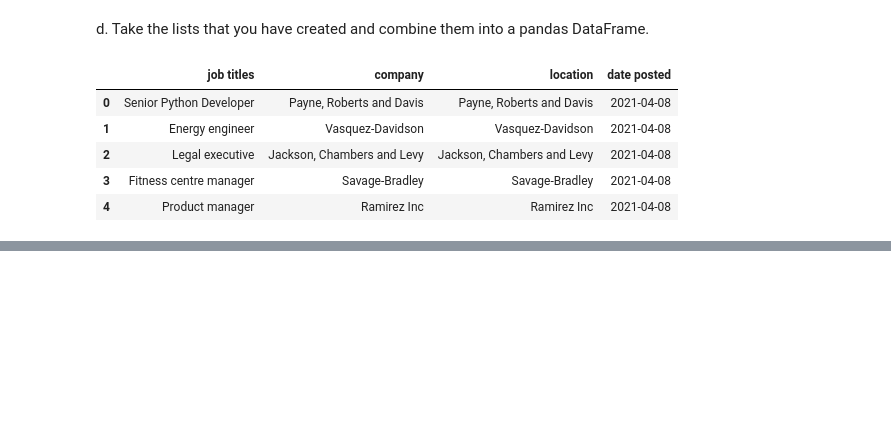
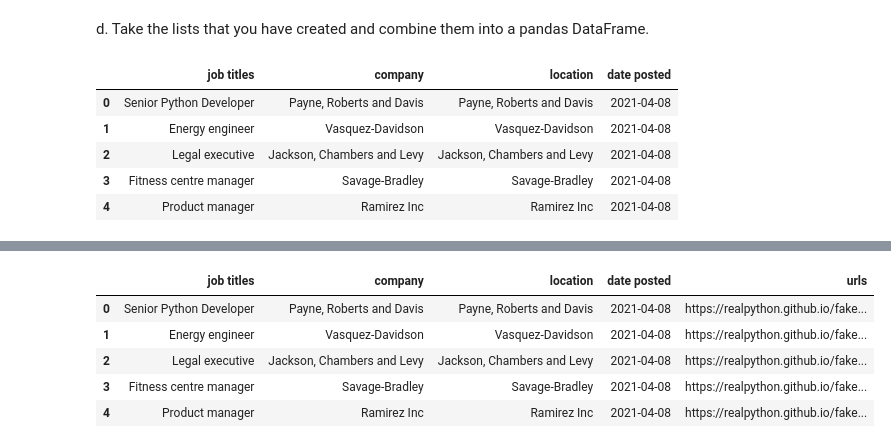
Before and after one commit to NSS-Data-Analytics-Cohort-12/webscraping-da12-Jtoppins24, a Jupyter notebook: Jtoppins_webscrape.ipynb, the cells around one changed output, grey strips where cells are left out. Drawn from its saved outputs; the diff is of its cells as text; code cells hidden in the pictures; blank space fills up the shorter version.

```diff
--- a/Jtoppins_webscrape.ipynb
+++ b/Jtoppins_webscrape.ipynb
@@ -164,0 +167,7 @@ fakejobs_df.head()
+# %%
+#urls
+
+urls1 = soup.findAll('a') #note to self creating a variable and then resulting in a [..] is a list
+
+urls1_posted = [x.get('href') for x in urls1] #need a loop to run down the entire list
+#href refers to urls, not snatching text this time but hyperlinks
@@ -164,0 +194,3 @@ fakejobs_df.head()
+# %%
+new_urls1 = urls1_posted[1::2]
+new_urls1
@@ -164,0 +215,11 @@ fakejobs_df.head()
+# %%
+fakejobs_df['urls'] = new_urls1
+# %%
+fakejobs_df.head()
+# %% [output]
+|  | job titles | company | location | date posted | urls |
+| 0 | Senior Python Developer | Payne, Roberts and Davis | Payne, Roberts and Davis | 2021-04-08 | https://realpython.github.io/fake... |
+| 1 | Energy engineer | Vasquez-Davidson | Vasquez-Davidson | 2021-04-08 | https://realpython.github.io/fake... |
+| 2 | Legal executive | Jackson, Chambers and Levy | Jackson, Chambers and Levy | 2021-04-08 | https://realpython.github.io/fake... |
+| 3 | Fitness centre manager | Savage-Bradley | Savage-Bradley | 2021-04-08 | https://realpython.github.io/fake... |
+| 4 | Product manager | Ramirez Inc | Ramirez Inc | 2021-04-08 | https://realpython.github.io/fake... |
```
Also changed, not shown: parts of 17 cells of this notebook.
